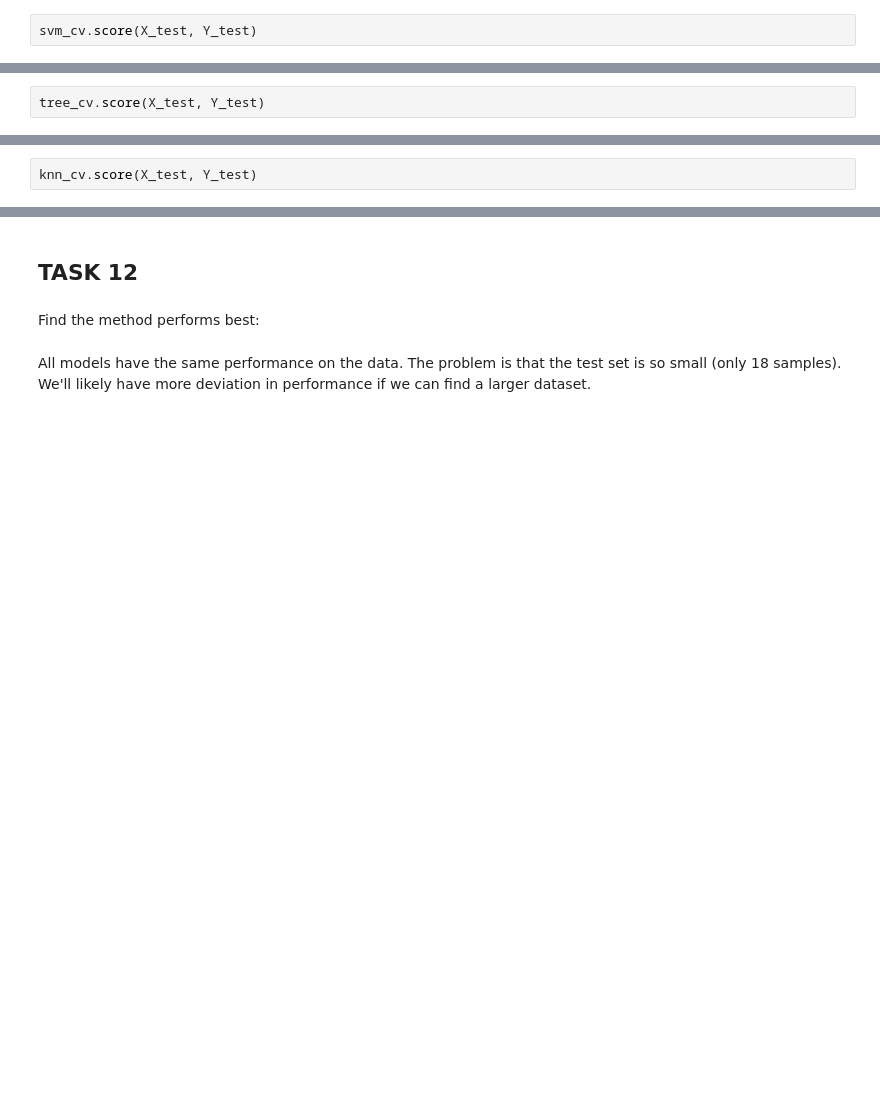
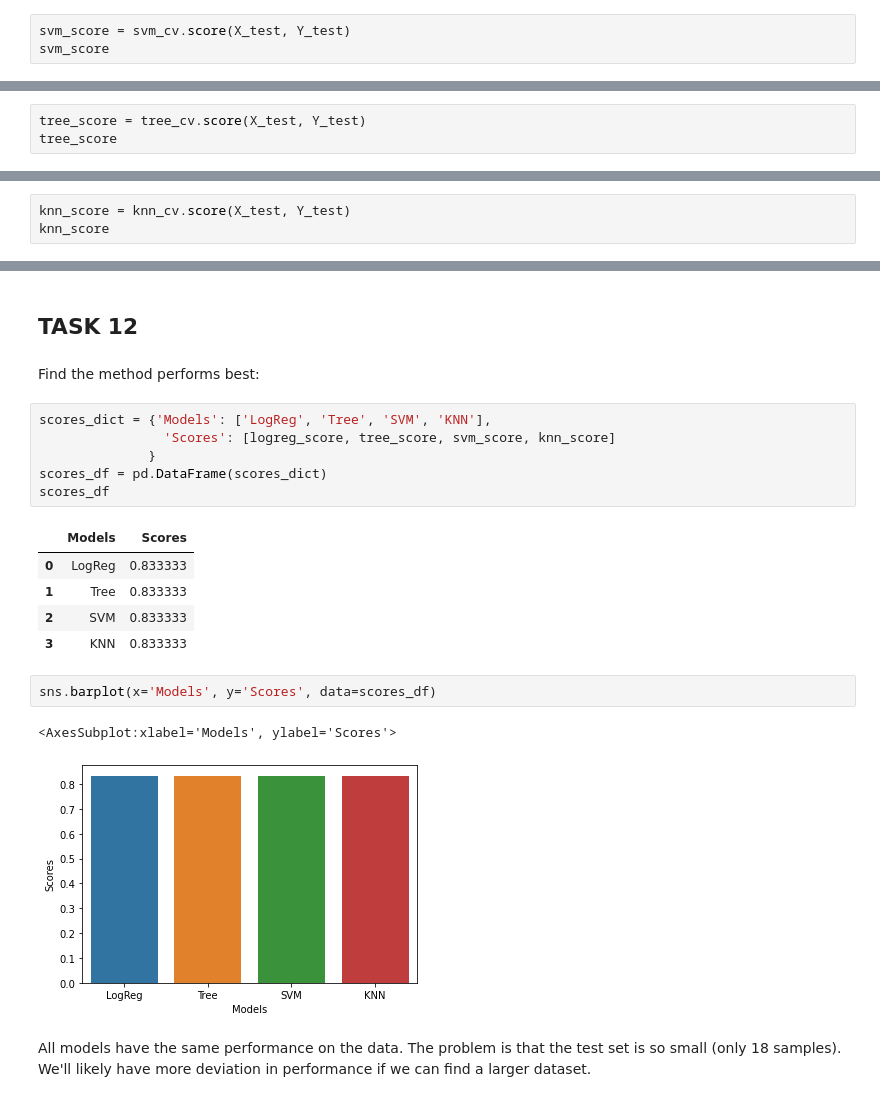
Before and after one commit to smbauer/ibm_ds_capstone, a Jupyter notebook: Machine Learning Prediction.ipynb, the cells around one changed output, grey strips where cells are left out. Drawn from its saved outputs; the diff is of its cells as text; blank space fills up the shorter version.

Commit message:
Added barchart with accuracy score results

```diff
--- a/Machine Learning Prediction.ipynb
+++ b/Machine Learning Prediction.ipynb
@@ -227,7 +228,8 @@ accuracy : 0.8482142857142856
 # %% [markdown]
 Calculate the accuracy on the test data using the method <code>score</code>:
 # %%
-svm_cv.score(X_test, Y_test)
+svm_score = svm_cv.score(X_test, Y_test)
+svm_score
 # %% [output]
 0.8333333333333334
 # %% [markdown]
@@ -263,7 +265,8 @@ accuracy : 0.8892857142857142
 # %% [markdown]
 Calculate the accuracy of tree_cv on the test data using the method <code>score</code>:
 # %%
-tree_cv.score(X_test, Y_test)
+tree_score = tree_cv.score(X_test, Y_test)
+tree_score
 # %% [output]
 0.8333333333333334
 # %% [markdown]
@@ -296,7 +299,8 @@ accuracy : 0.8482142857142858
 # %% [markdown]
 Calculate the accuracy of tree_cv on the test data using the method <code>score</code>:
 # %%
-knn_cv.score(X_test, Y_test)
+knn_score = knn_cv.score(X_test, Y_test)
+knn_score
 # %% [output]
 0.8333333333333334
 # %% [markdown]
@@ -310,6 +314,23 @@ plot_confusion_matrix(Y_test,yhat)
 ## TASK  12
 # %% [markdown]
 Find the method performs best:
+# %%
+scores_dict = {'Models': ['LogReg', 'Tree', 'SVM', 'KNN'],
+                'Scores': [logreg_score, tree_score, svm_score, knn_score]
+              }
+scores_df = pd.DataFrame(scores_dict)
+scores_df
+# %% [output]
+|  | Models | Scores |
+| 0 | LogReg | 0.833333 |
+| 1 | Tree | 0.833333 |
+| 2 | SVM | 0.833333 |
+| 3 | KNN | 0.833333 |
+# %%
+sns.barplot(x='Models', y='Scores', data=scores_df)
+# %% [output]
+<AxesSubplot:xlabel='Models', ylabel='Scores'>
+[figure, added]
 # %% [markdown]
 All models have the same performance on the data. The problem is that the test set is so small (only 18 samples). We'll likely have more deviation in performance if we can find a larger dataset.
 # %% [markdown]
```
Also changed, not shown: parts of 2 cells of this notebook.
